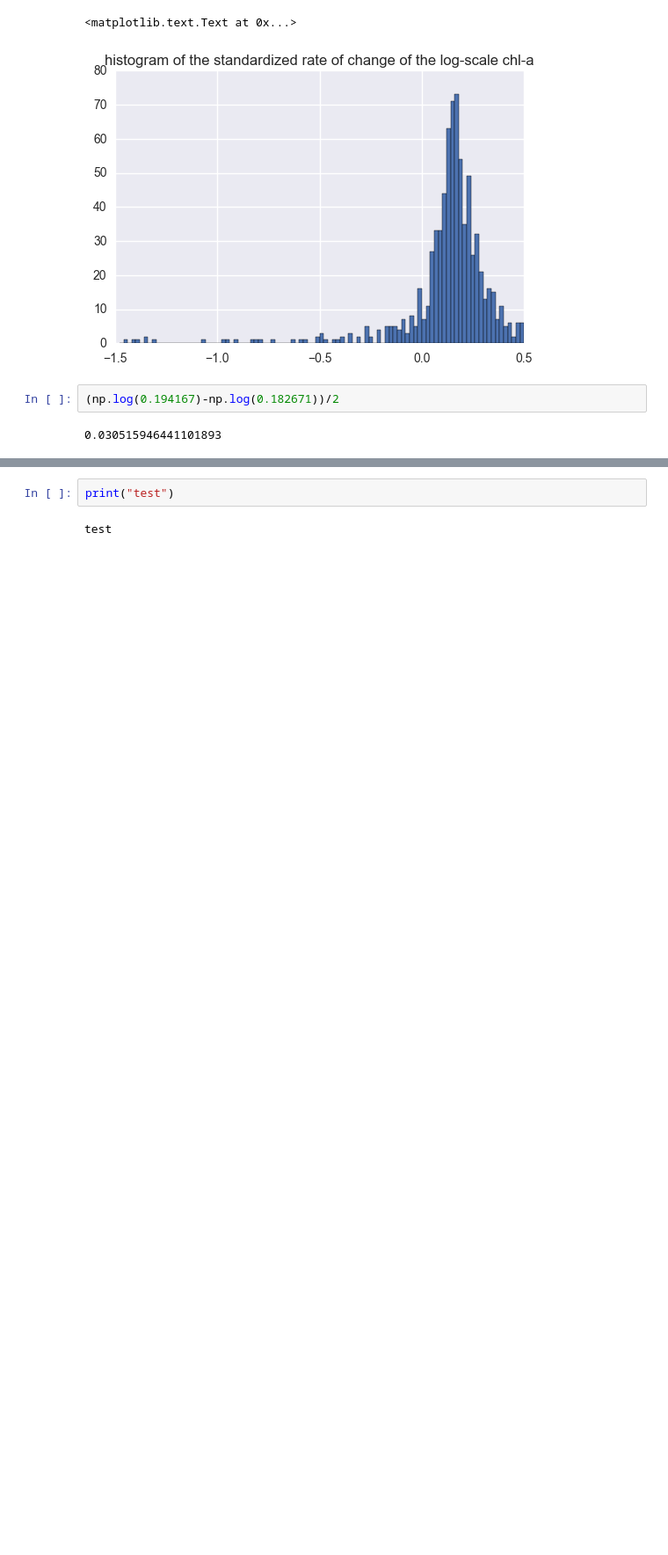
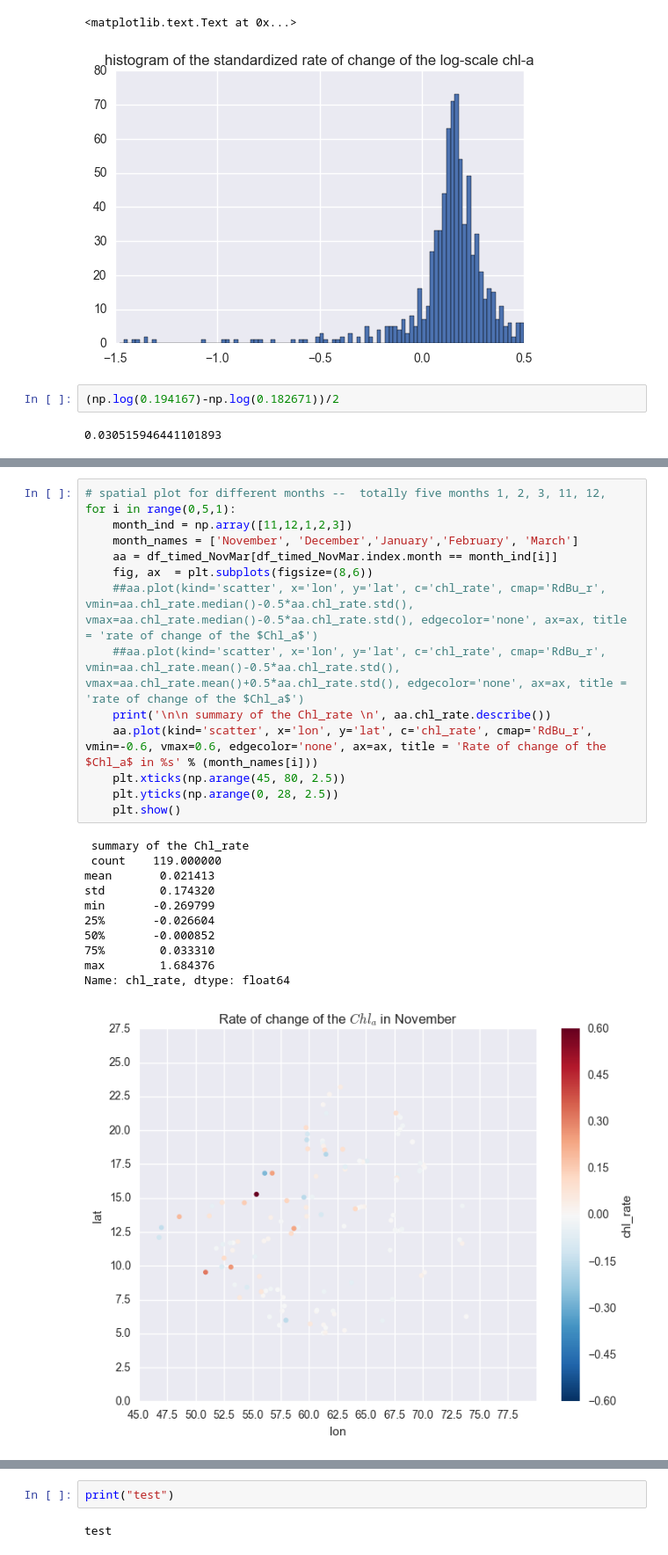
Before and after one commit to vyan2000/ocml-public, a Jupyter notebook: roc_to_rocLogE_New.ipynb, the cells around one changed output, grey strips where cells are left out. Shown at 88% size. Cells and saved outputs as stored; diff of their text form; blank space fills up the shorter version.

```diff
--- a/roc_to_rocLogE_New.ipynb
+++ b/roc_to_rocLogE_New.ipynb
@@ -296,0 +320,26 @@ plt.ylabel('the rate of change of the $Chl_a$ in $mg/(m^3 day)$', fontsize=10)
+# %%
+# spatial plot for different months --  totally five months 1, 2, 3, 11, 12,
+for i in range(0,5,1):
+    month_ind = np.array([11,12,1,2,3])
+    month_names = ['November', 'December','January','February', 'March']
+    aa = df_timed_NovMar[df_timed_NovMar.index.month == month_ind[i]]
+    fig, ax  = plt.subplots(figsize=(8,6))
+    ##aa.plot(kind='scatter', x='lon', y='lat', c='chl_rate', cmap='RdBu_r', vmin=aa.chl_rate.median()-0.5*aa.chl_rate.std(), vmax=aa.chl_rate.median()-0.5*aa.chl_rate.std(), edgecolor='none', ax=ax, title = 'rate of change of the $Chl_a$')
+    ##aa.plot(kind='scatter', x='lon', y='lat', c='chl_rate', cmap='RdBu_r', vmin=aa.chl_rate.mean()-0.5*aa.chl_rate.std(), vmax=aa.chl_rate.mean()+0.5*aa.chl_rate.std(), edgecolor='none', ax=ax, title = 'rate of change of the $Chl_a$')
+    print('\n\n summary of the Chl_rate \n', aa.chl_rate.describe())
+    aa.plot(kind='scatter', x='lon', y='lat', c='chl_rate', cmap='RdBu_r', vmin=-0.6, vmax=0.6, edgecolor='none', ax=ax, title = 'Rate of change of the $Chl_a$ in %s' % (month_names[i]))
+    plt.xticks(np.arange(45, 80, 2.5))
+    plt.yticks(np.arange(0, 28, 2.5))
+    plt.show()
+# %% [output]
+ summary of the Chl_rate
+ count    119.000000
+mean       0.021413
+std        0.174320
+min       -0.269799
+25%       -0.026604
+50%       -0.000852
+75%        0.033310
+max        1.684376
+Name: chl_rate, dtype: float64
+[figure, added]
```
Also changed, not shown: parts of 8 cells of this notebook.
